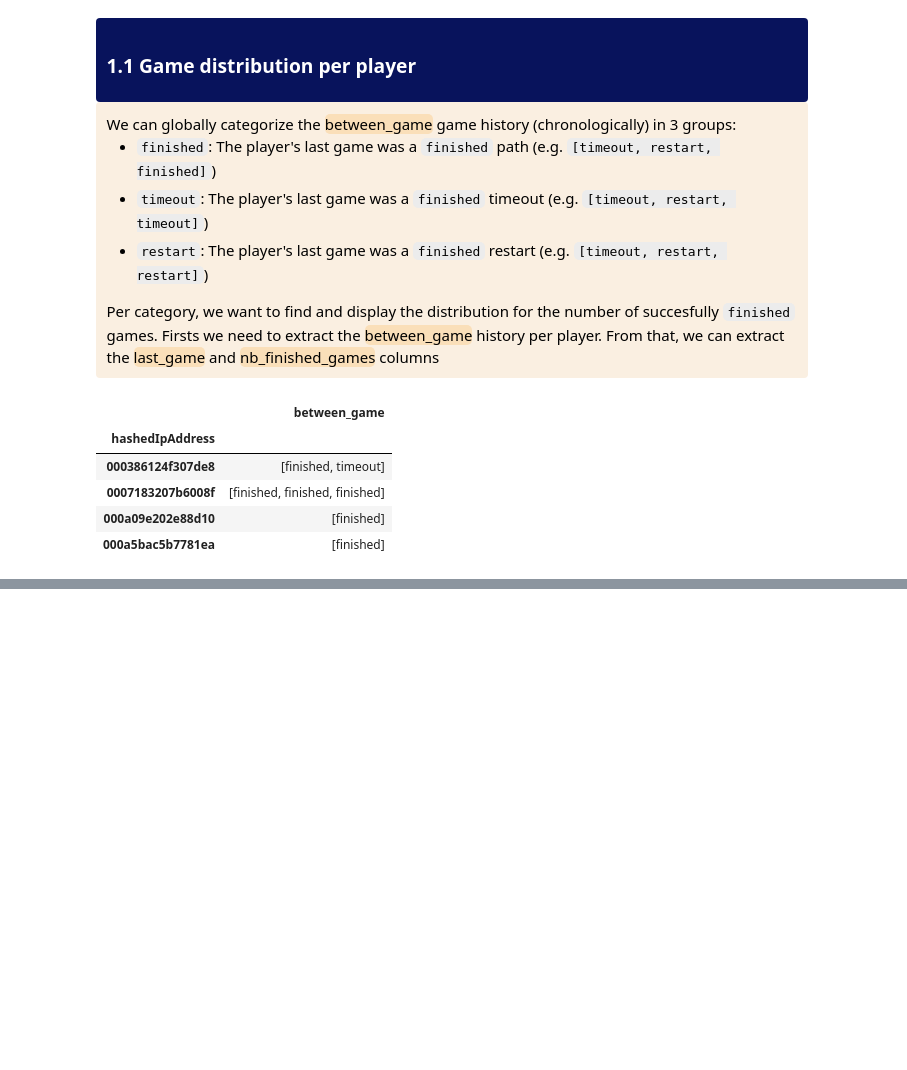
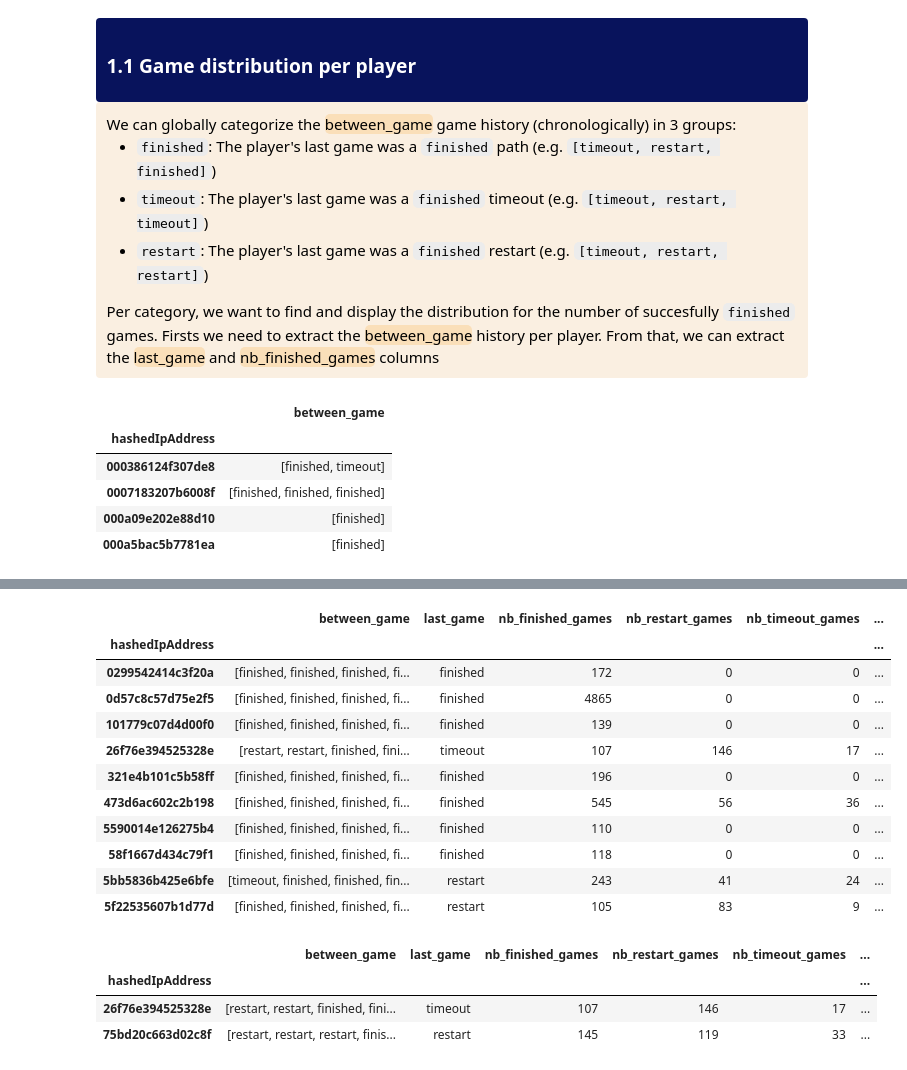
Before and after one commit to epfl-ada/ada-2022-project-7yobananaboy7, a Jupyter notebook: between_game.ipynb, the cells around one changed output, grey strips where cells are left out. Drawn from its saved outputs; the diff is of its cells as text; code cells hidden in the pictures; blank space fills up the shorter version.

```diff
--- a/between_game.ipynb
+++ b/between_game.ipynb
@@ -208,0 +205,22 @@ Name: nb_total_games, Length: 6623, dtype: int64
+# %%
+players_record[players_record['nb_finished_games'] > 100].head(10)
+# %% [output]
+|  | between_game | last_game | nb_finished_games | nb_restart_games | nb_timeout_games | ... |
+| hashedIpAddress |  |  |  |  |  | ... |
+| 0299542414c3f20a | [finished, finished, finished, fi... | finished | 172 | 0 | 0 | ... |
+| 0d57c8c57d75e2f5 | [finished, finished, finished, fi... | finished | 4865 | 0 | 0 | ... |
+| 101779c07d4d00f0 | [finished, finished, finished, fi... | finished | 139 | 0 | 0 | ... |
+| 26f76e394525328e | [restart, restart, finished, fini... | timeout | 107 | 146 | 17 | ... |
+| 321e4b101c5b58ff | [finished, finished, finished, fi... | finished | 196 | 0 | 0 | ... |
+| 473d6ac602c2b198 | [finished, finished, finished, fi... | finished | 545 | 56 | 36 | ... |
+| 5590014e126275b4 | [finished, finished, finished, fi... | finished | 110 | 0 | 0 | ... |
+| 58f1667d434c79f1 | [finished, finished, finished, fi... | finished | 118 | 0 | 0 | ... |
+| 5bb5836b425e6bfe | [timeout, finished, finished, fin... | restart | 243 | 41 | 24 | ... |
+| 5f22535607b1d77d | [finished, finished, finished, fi... | restart | 105 | 83 | 9 | ... |
+# %%
+players_record[players_record['nb_restart_games'] > 100].head(10)
+# %% [output]
+|  | between_game | last_game | nb_finished_games | nb_restart_games | nb_timeout_games | ... |
+| hashedIpAddress |  |  |  |  |  | ... |
+| 26f76e394525328e | [restart, restart, finished, fini... | timeout | 107 | 146 | 17 | ... |
+| 75bd20c663d02c8f | [restart, restart, restart, finis... | restart | 145 | 119 | 33 | ... |
```
Also changed, not shown: parts of 16 cells of this notebook.
